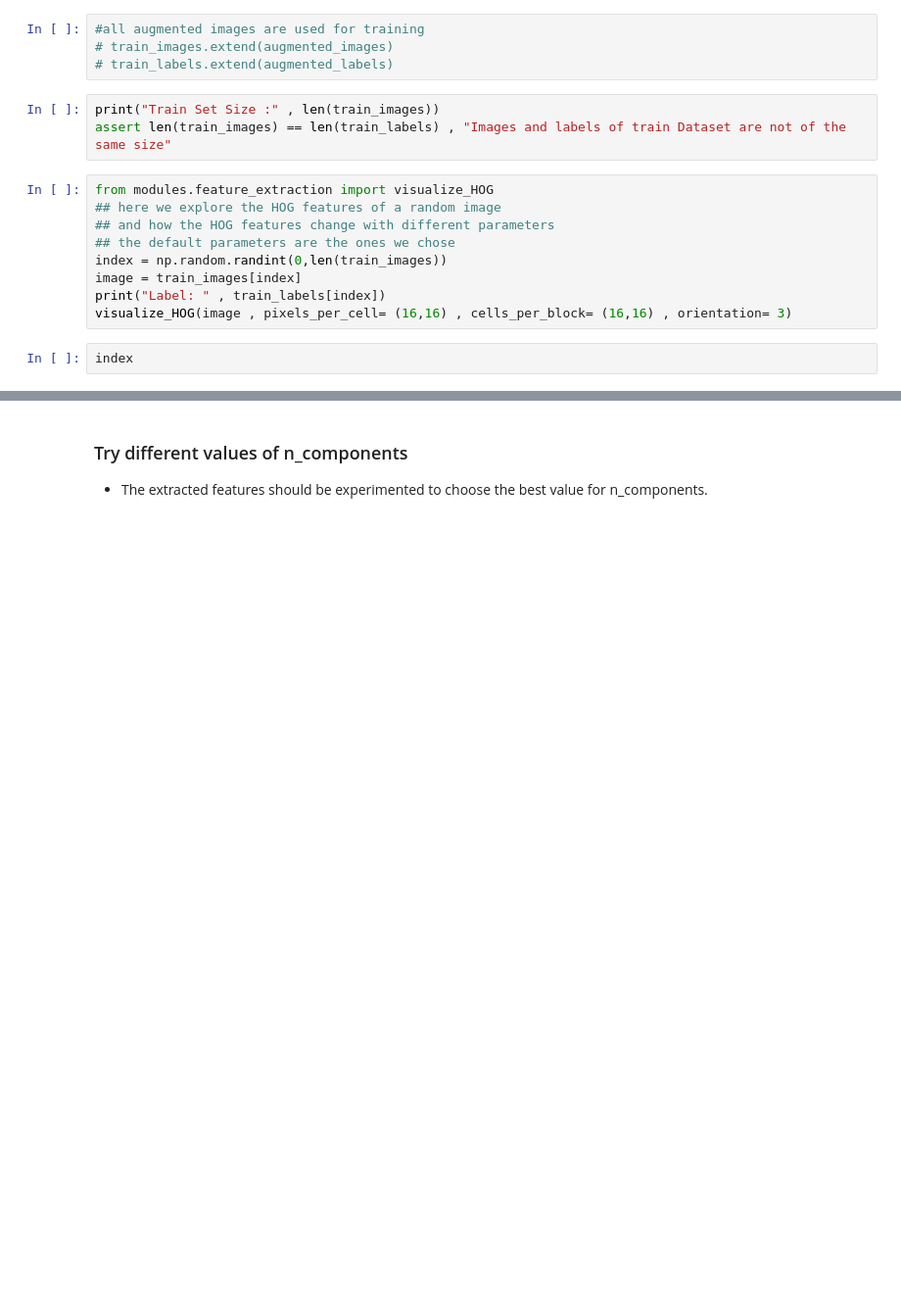
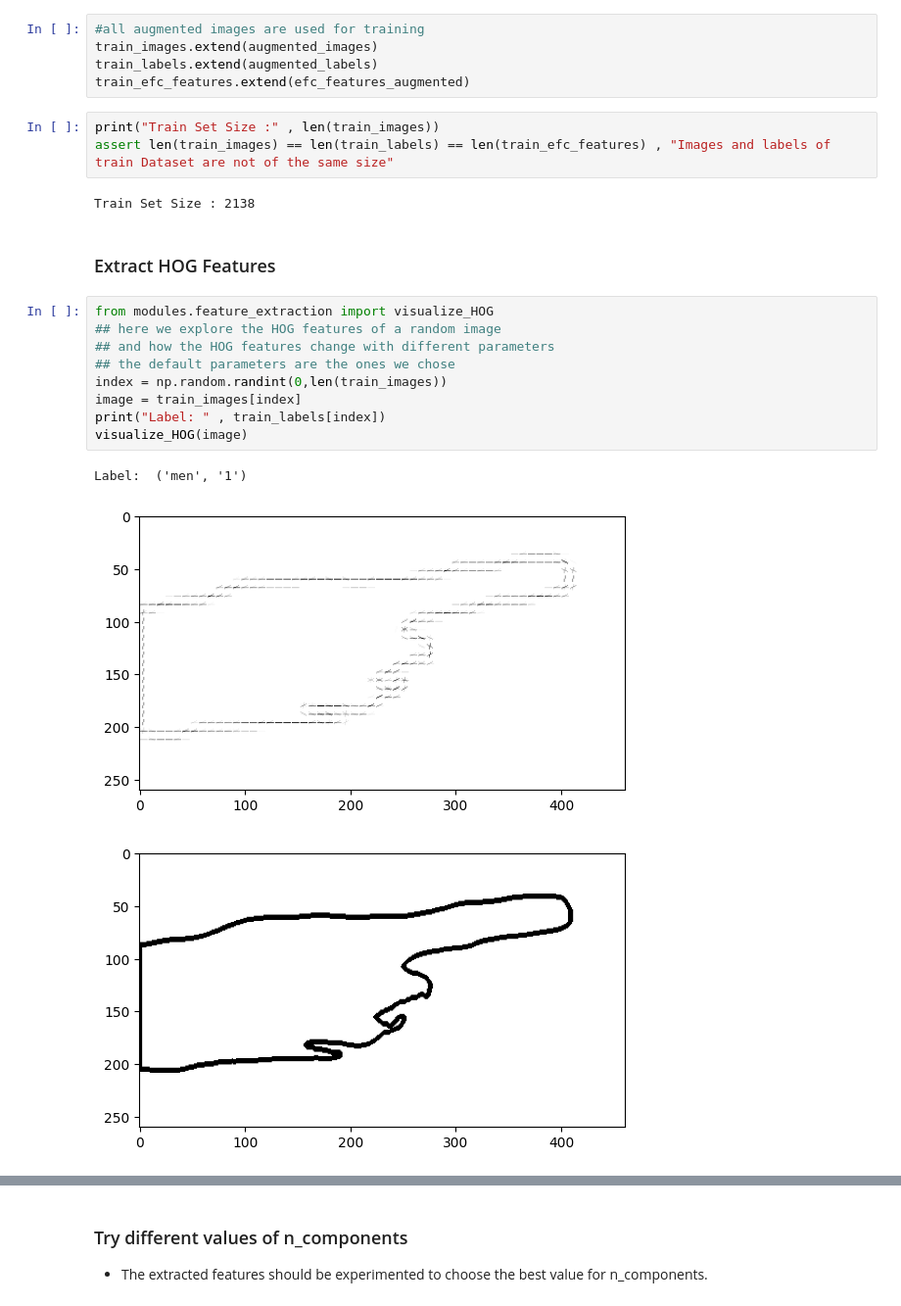
Before and after one commit to Ahmedh12/Hand-Gesture-Detector, a Jupyter notebook: project.ipynb, the cells around one changed output, grey strips where cells are left out. Shown: that part at 98% size. Cells and saved outputs as stored; diff of their text form; blank space fills up the shorter version.

```diff
--- a/project.ipynb
+++ b/project.ipynb
@@ -88,19 +152,26 @@ get_split_stats(train_labels, test_labels, val_labels)
 # %%
 #all augmented images are used for training
-# train_images.extend(augmented_images)
-# train_labels.extend(augmented_labels)
+train_images.extend(augmented_images)
+train_labels.extend(augmented_labels)
+train_efc_features.extend(efc_features_augmented)
 # %%
 print("Train Set Size :" , len(train_images))
-assert len(train_images) == len(train_labels) , "Images and labels of train Dataset are not of the same size"
+assert len(train_images) == len(train_labels) == len(train_efc_features) , "Images and labels of train Dataset are not of the same size"
+# %% [output]
+Train Set Size : 2138
+# %% [markdown]
+### Extract HOG Features
 # %%
 from modules.feature_extraction import visualize_HOG
 ## here we explore the HOG features of a random image
 ## and how the HOG features change with different parameters
 ## the default parameters are the ones we chose
 index = np.random.randint(0,len(train_images))
 image = train_images[index]
 print("Label: " , train_labels[index])
-visualize_HOG(image , pixels_per_cell= (16,16) , cells_per_block= (16,16) , orientation= 3)
+visualize_HOG(image)
+# %% [output]
+Label:  ('men', '1')
+[figure, added]
+[figure, added]
-# %%
-index
 # %%
```
Also changed, not shown: parts of 32 cells of this notebook, 2 other files.
